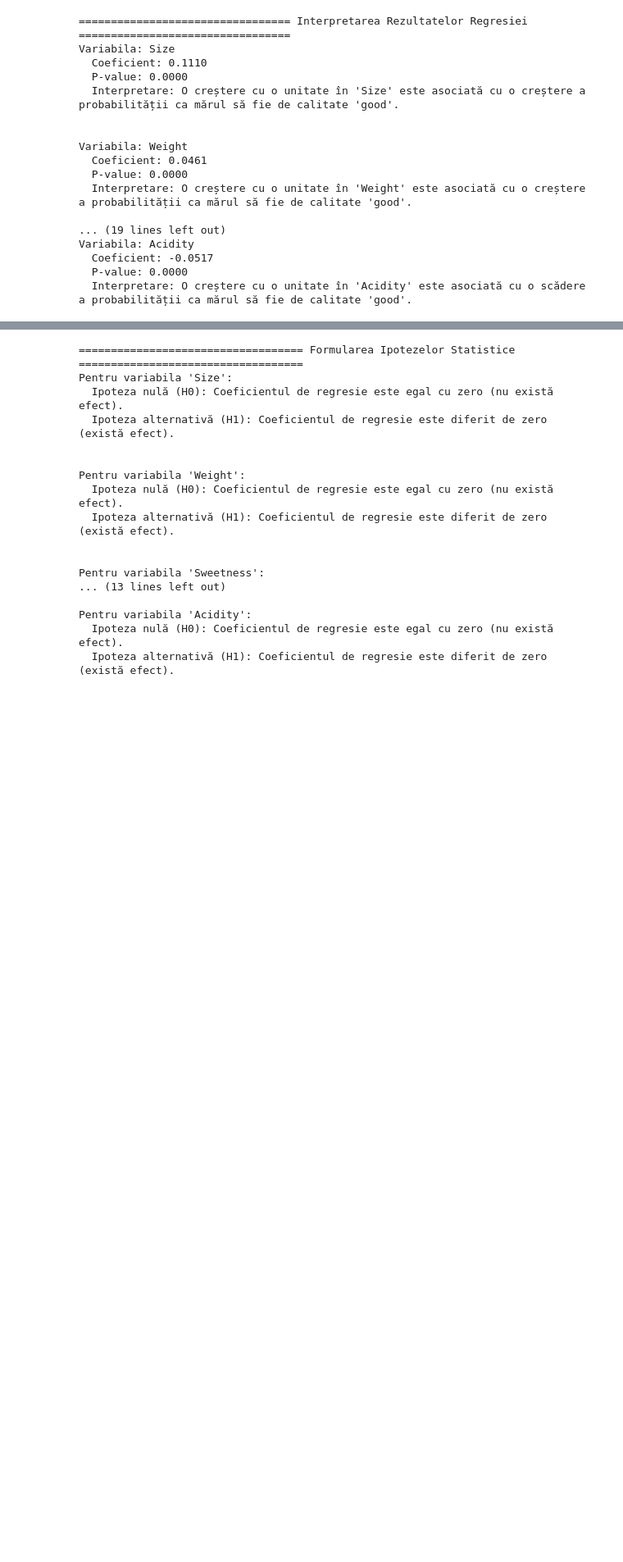
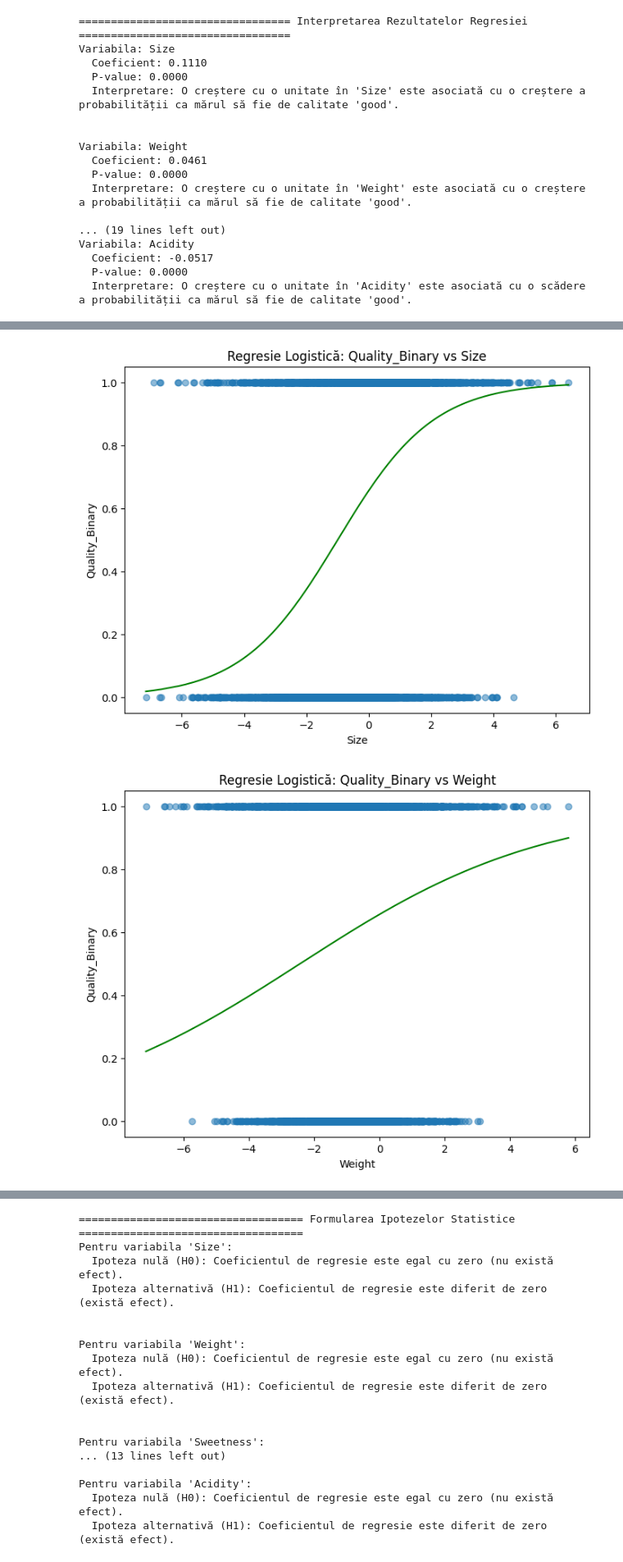
Before and after one commit to ciufuu/examen_AED, a Jupyter notebook: proiect_examen.ipynb, the cells around one changed output, grey strips where cells are left out. Shown at 82% size. Saved outputs shown, nothing was run; the diff lists cells and outputs as text; code cells hidden in the pictures; blank space fills up the shorter version.

Commit message:
regresie logistica + rezultate + grafice

```diff
--- a/proiect_examen.ipynb
+++ b/proiect_examen.ipynb
@@ -225,3 +217,24 @@ Variabila: Acidity
   Coeficient: -0.0517
   P-value: 0.0000
   Interpretare: O creștere cu o unitate în 'Acidity' este asociată cu o scădere a probabilității ca mărul să fie de calitate 'good'.
+# %%
+# ==========================================
+# Regresie Logistică (Logit) - Model Alternativ
+# ==========================================
+print("\n" + " Regresie Logistică (Logit) ".center(104, "="))
+print("Deoarece variabila dependentă este binară, aplicăm și un model Logit pentru validare statistică.\n")
+
+try:
+    # Antrenăm modelul logistic
+    logit_model = sm.Logit(y, X).fit(disp=0) # disp=0 ascunde mesajele tehnice de optimizare
+    print(logit_model.summary())
+
+    print("\nInterpretare Coeficienți (Odds Ratio):")
+    # Exponențiala coeficienților ne dă "de câte ori cresc șansele"
+    odds_ratios = np.exp(logit_model.params)
+    for col in X.columns:
+        if col != 'const':
+            print(f"  {col:<12}: {odds_ratios[col]:.4f} (Un OR > 1 indică șanse crescute de calitate 'good')")
+
+except Exception as e:
+    print(f"Eroare la rularea regresiei logistice: {e}")
@@ -227,0 +259,23 @@ Variabila: Acidity
+# %%
+# =========================================
+# Vizualizarea rezultatelor regresiei logistice
+# ==========================================
+
+for var in significant_vars:
+    plt.figure(figsize=(8, 6))
+    plt.scatter(df[var], y, alpha=0.5)
+    plt.xlabel(var)
+    plt.ylabel('Quality_Binary')
+    plt.title(f'Regresie Logistică: Quality_Binary vs {var}')
+
+    # Linie de regresie logistică
+    x_vals = pd.Series(sorted(df[var]))
+    logit_y_vals = logit_model.params['const'] + logit_model.params[var] * x_vals
+    prob_y_vals = 1 / (1 + np.exp(-logit_y_vals))
+    plt.plot(x_vals, prob_y_vals, color='green')
+
+    plt.show()
+    print("\n")
+# %% [output]
+[figure, added]
+[figure, added]
```
Also changed, not shown: parts of 8 cells of this notebook, 1 other file.
